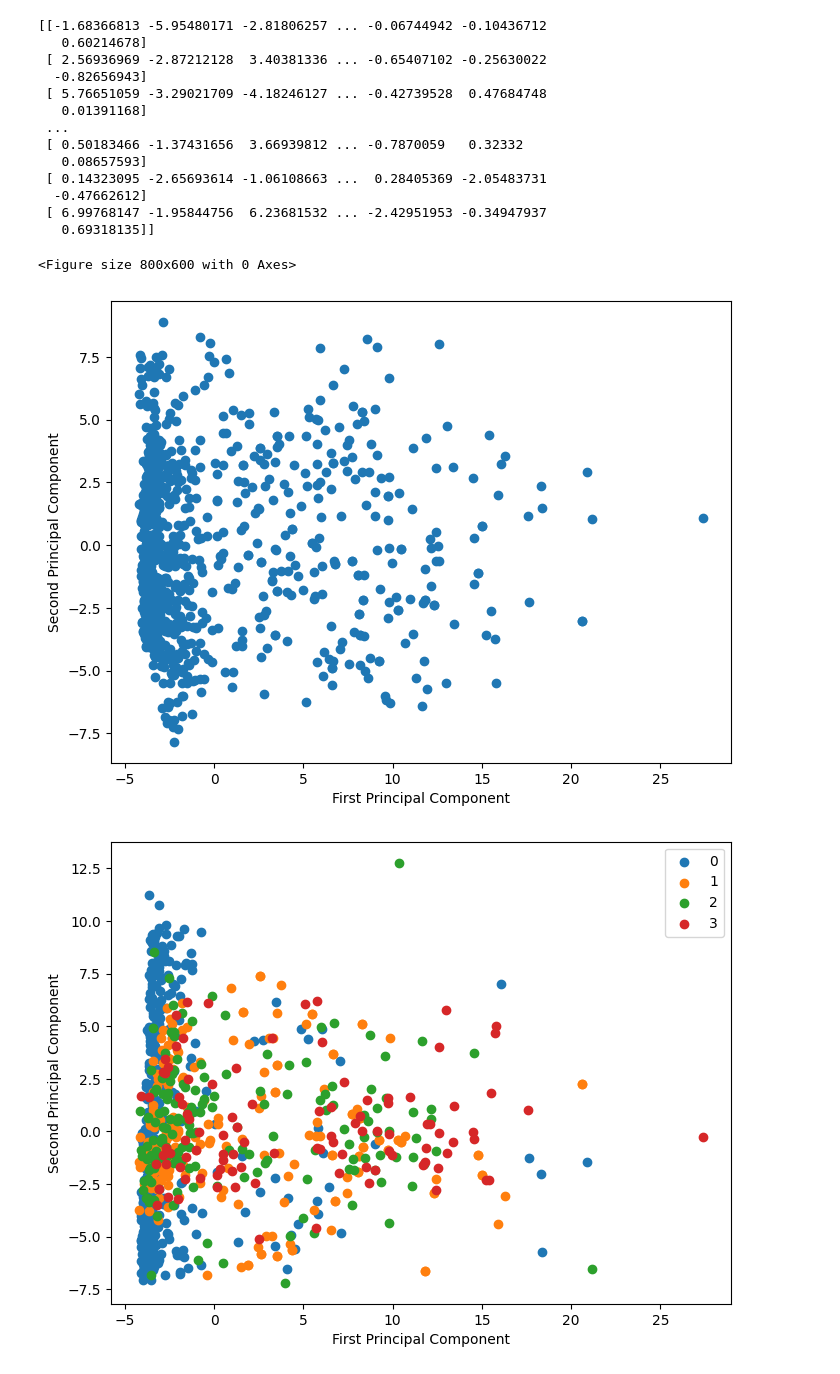
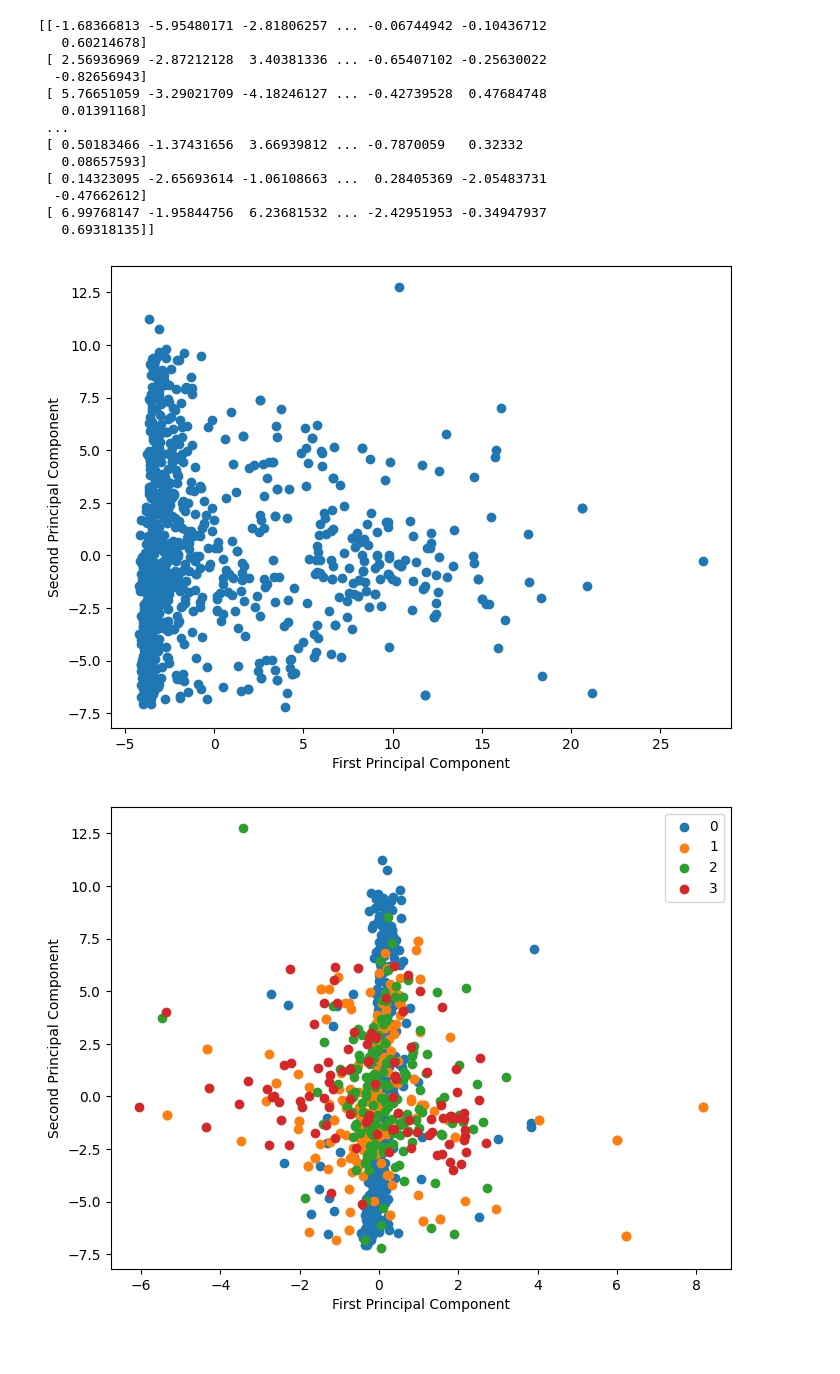
Before and after one commit to yasirulakshan/ML-Learn, a Jupyter notebook: standardization.ipynb, the cells around one changed output. Saved outputs shown, nothing was run; the diff lists cells and outputs as text; code cells hidden in the pictures.

```diff
--- a/standardization.ipynb
+++ b/standardization.ipynb
@@ -148,23 +141,22 @@ import matplotlib.pyplot as plt
 import numpy as np
 
 plt.figure(figsize=(8,6))
-plt.scatter(X_pca[:,0], X_pca[:,3])
+plt.scatter(X_pca[:,0], X_pca[:,1])
 plt.xlabel('First Principal Component')
 plt.ylabel('Second Principal Component')
 plt.show()
 # %% [output]
-<Figure size 800x600 with 0 Axes>
-[figure, old version]
+[figure, new version]
 # %%
 import matplotlib.pyplot as plt
 
 plt.figure(figsize=(8,6))
 for target in np.unique(Y):
     mask = Y == target
-    plt.scatter(X_pca[mask, 0], X_pca[mask, 1], label=target)
+    plt.scatter(X_pca[mask, 12], X_pca[mask, 1], label=target)
 plt.xlabel('First Principal Component')
 plt.ylabel('Second Principal Component')
 plt.legend()
 plt.show()
 # %% [output]
-[figure, old version]
+[figure, new version]
```
Also changed, not shown: parts of 9 cells of this notebook.
